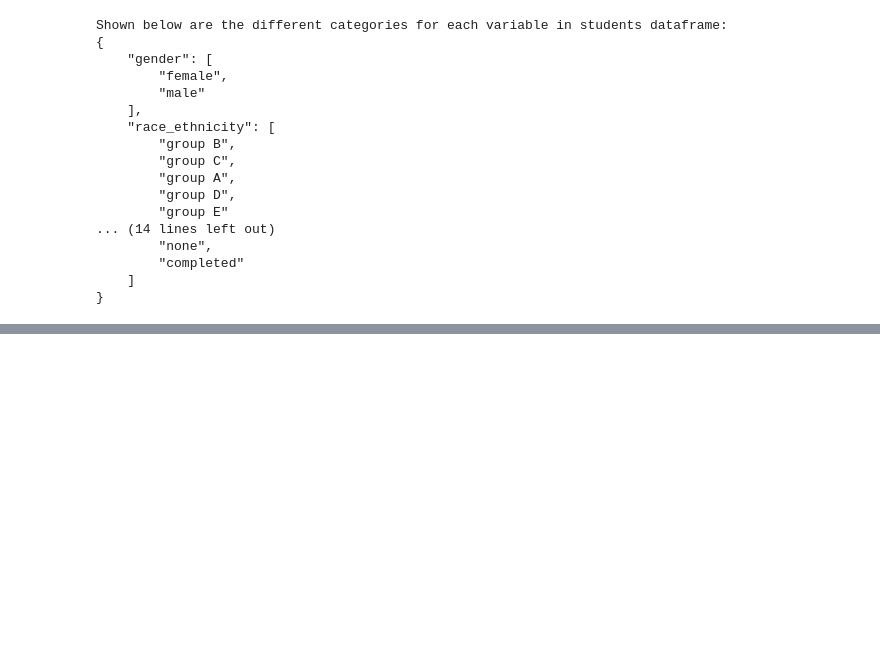
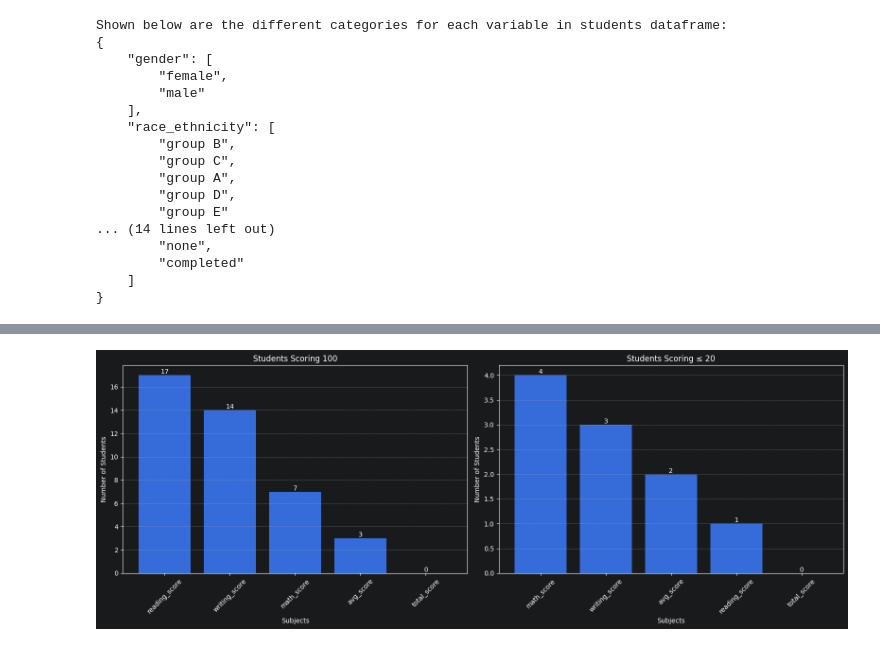
Before and after one commit to VijvalVemula/ml_engineering_project, a Jupyter notebook: notebooks/eda_student_performance.ipynb, the cells around one changed output, grey strips where cells are left out. Drawn from its saved outputs; the diff is of its cells as text; code cells hidden in the pictures; blank space fills up the shorter version.

```diff
--- a/notebooks/eda_student_performance.ipynb
+++ b/notebooks/eda_student_performance.ipynb
@@ -216,0 +245,3 @@ Shown below are the different categories for each variable in students dataframe
+# %%
+students["total_score"] = students["math_score"] + students["reading_score"] + students["writing_score"]
+students["avg_score"] = students["total_score"] / 3
@@ -216,0 +257,6 @@ Shown below are the different categories for each variable in students dataframe
+# %%
+full_score_counts = {
+    f"full_{column}_count": f"{students[students[column] == 100]["avg_score"].count()} students" for column in students.select_dtypes(include=["number"]).columns
+}
+print("Shown below are the number of students who have scored 100 percent of total score in different subjects:")
+print(json.dumps(full_score_counts, indent=4))
@@ -216,0 +272,6 @@ Shown below are the different categories for each variable in students dataframe
+# %%
+less_than_20_score_counts = {
+    f"less_than_20l_{column}_count": f"{students[students[column] <= 20]["avg_score"].count()} students" for column in students.select_dtypes(include=["number"]).columns
+}
+print("Shown below are the number of students who have scored less than 20 percent of total score in different subjects:")
+print(json.dumps(less_than_20_score_counts, indent=4))
@@ -216,0 +287,50 @@ Shown below are the different categories for each variable in students dataframe
+# %%
+import matplotlib.pyplot as plt
+
+# Extract labels and values
+full_labels = [key.replace("full_", "").replace("_count", "") for key in full_score_counts.keys()]
+full_values = [int(value.split(" ")[0]) for value in full_score_counts.values()]
+
+full_data = sorted(zip(full_labels, full_values), key=lambda x: x[1], reverse=True)
+full_labels, full_values = zip(*full_data)
+
+less_labels = [key.replace("less_than_20l_", "").replace("_count", "") for key in less_than_20_score_counts.keys()]
+less_values = [int(value.split(" ")[0]) for value in less_than_20_score_counts.values()]
+
+less_data = sorted(zip(less_labels, less_values), key=lambda x: x[1], reverse=True)
+less_labels, less_values = zip(*less_data)
+
+# Create side-by-side plots
+fig, axes = plt.subplots(1, 2, figsize=(16, 6))
+
+# -------- Plot 1: Full Scores --------
+bars1 = axes[0].bar(full_labels, full_values)
+axes[0].set_title("Students Scoring 100")
+axes[0].set_xlabel("Subjects")
+axes[0].set_ylabel("Number of Students")
+axes[0].tick_params(axis='x', rotation=45)
+axes[0].grid(True, axis='y', linestyle='--', alpha=0.7)
+
+# Add value labels
+for bar in bars1:
+    height = bar.get_height()
+    axes[0].text(bar.get_x() + bar.get_width()/2, height, str(height), ha='center', va='bottom')
+
+# -------- Plot 2: Less Than 20 --------
+bars2 = axes[1].bar(less_labels, less_values)
+axes[1].set_title("Students Scoring ≤ 20")
+axes[1].set_xlabel("Subjects")
+axes[1].set_ylabel("Number of Students")
+axes[1].tick_params(axis='x', rotation=45)
+axes[1].grid(True, axis='y', linestyle='--', alpha=0.7)
+
+# Add value labels
+for bar in bars2:
+    height = bar.get_height()
+    axes[1].text(bar.get_x() + bar.get_width()/2, height, str(height), ha='center', va='bottom')
+
+# Layout adjustment
+plt.tight_layout()
+plt.show()
+# %% [output]
+[figure, added]
```
Also changed, not shown: parts of 6 cells of this notebook.
